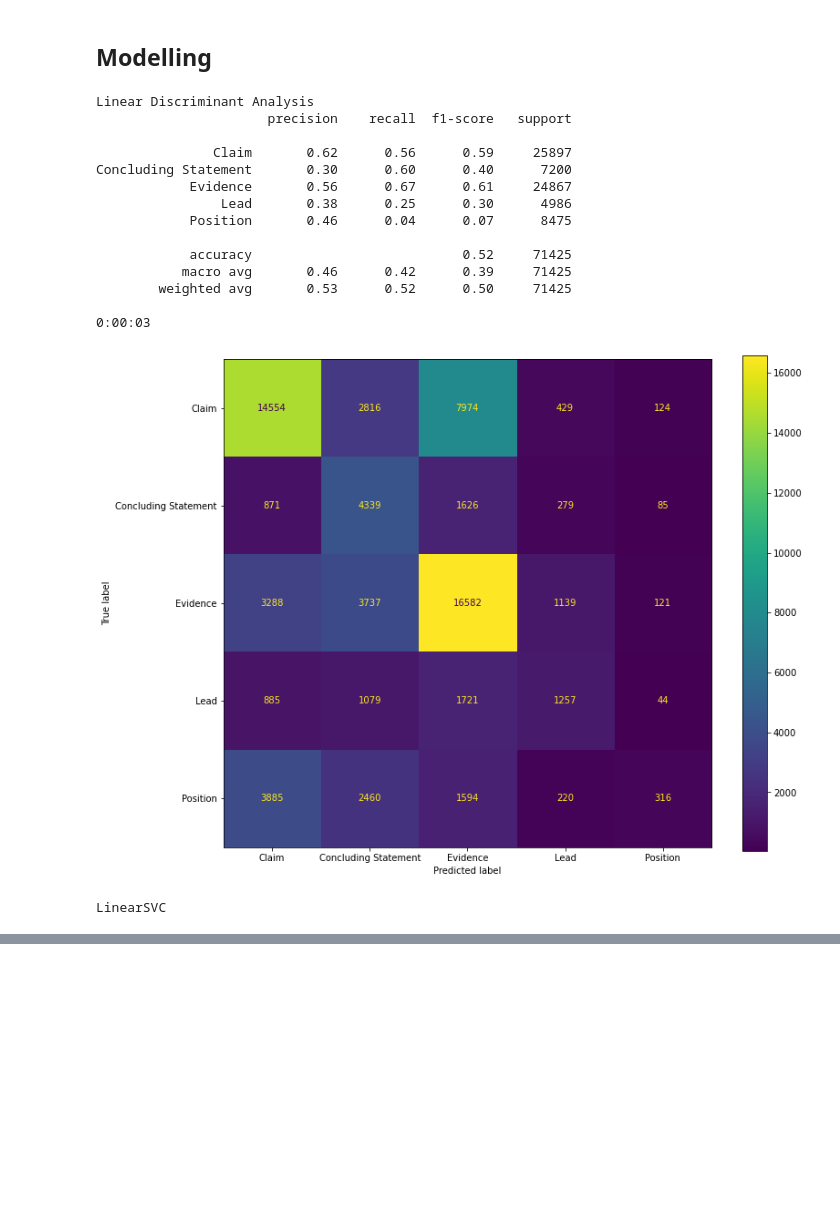
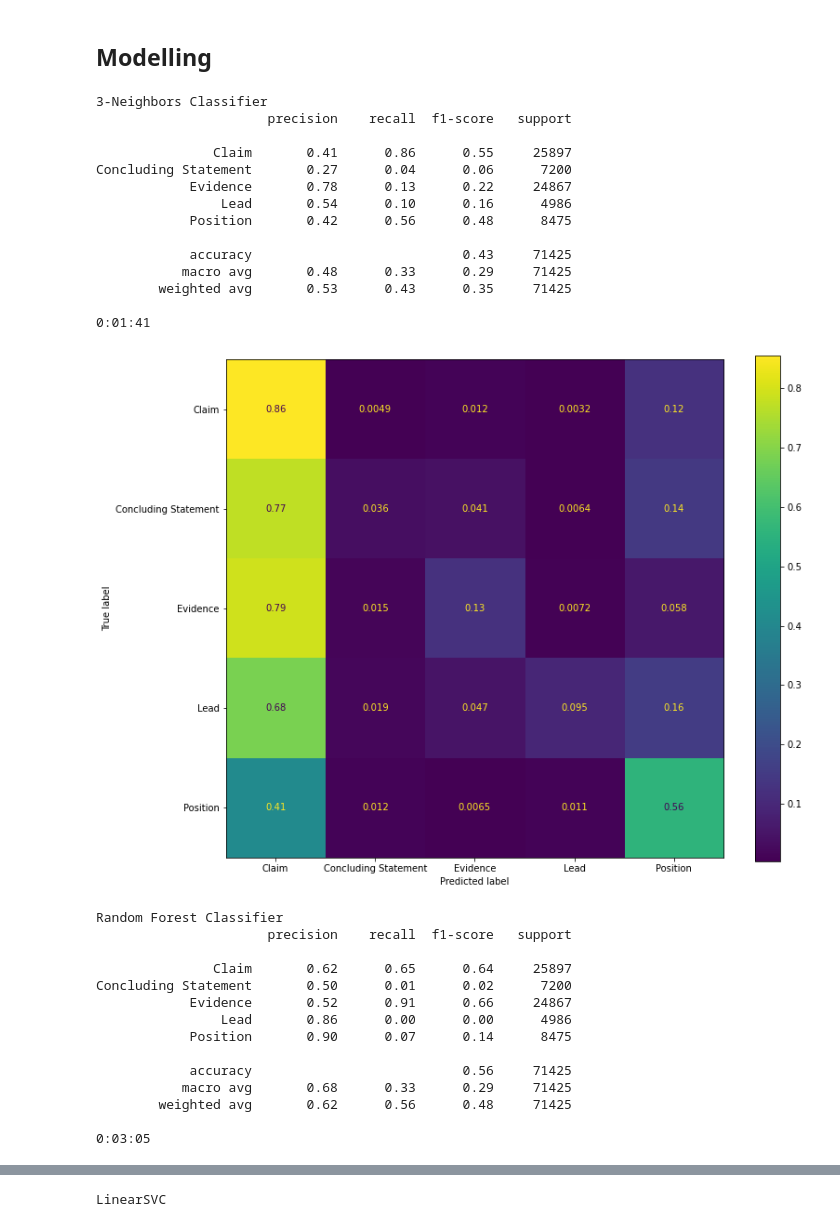
Before and after one commit to langdonholmes/persuade_doc2vec, a Jupyter notebook: doc2vec.ipynb, the cells around one changed output, grey strips where cells are left out. Saved outputs shown, nothing was run; the diff lists cells and outputs as text; code cells hidden in the pictures; blank space fills up the shorter version.

```diff
--- a/doc2vec.ipynb
+++ b/doc2vec.ipynb
@@ -378,34 +415,47 @@ y_cls_test, X_cls_test = vector_inference(model, y_test, tqdm(test_corpus))
 # %%
-dict_of_classifiers = {#"3-Neighbors Classifier":KNeighborsClassifier(n_neighbors=3),
-                       #"Random Forest Classifier": RandomForestClassifier(),
+dict_of_classifiers = {"3-Neighbors Classifier":KNeighborsClassifier(n_neighbors=3),
+                       "Random Forest Classifier": RandomForestClassifier(),
                        "Linear Discriminant Analysis": LinearDiscriminantAnalysis(),
                        "LinearSVC": LinearSVC(class_weight='balanced'),
-                       #"AdaBoost Classifier": AdaBoostClassifier(),
+                       "AdaBoost Classifier": AdaBoostClassifier(),
                         }
 
 for name, classifier in dict_of_classifiers.items():
     print(name)
     st = tm()
     classifier.fit(X_cls_train, y_cls_train)
     y_cls_pred = classifier.predict(X_cls_test)
     print(classification_report(y_cls_test, y_cls_pred))
     print(datetime.timedelta(seconds=round(tm()-st)))
-    ConfusionMatrixDisplay.from_predictions(y_cls_test, y_cls_pred)
+    ConfusionMatrixDisplay.from_predictions(y_cls_test, y_cls_pred, normalize='true')
     plt.show()
 # %% [output]
-Linear Discriminant Analysis
+3-Neighbors Classifier
                       precision    recall  f1-score   support
 
-               Claim       0.62      0.56      0.59     25897
-Concluding Statement       0.30      0.60      0.40      7200
-            Evidence       0.56      0.67      0.61     24867
-                Lead       0.38      0.25      0.30      4986
-            Position       0.46      0.04      0.07      8475
+               Claim       0.41      0.86      0.55     25897
+Concluding Statement       0.27      0.04      0.06      7200
+            Evidence       0.78      0.13      0.22     24867
+                Lead       0.54      0.10      0.16      4986
+            Position       0.42      0.56      0.48      8475
 
-            accuracy                           0.52     71425
-           macro avg       0.46      0.42      0.39     71425
-        weighted avg       0.53      0.52      0.50     71425
+            accuracy                           0.43     71425
+           macro avg       0.48      0.33      0.29     71425
+        weighted avg       0.53      0.43      0.35     71425
 
-0:00:03
+0:01:41
-[figure, old version]
+[figure, new version]
-LinearSVC
+Random Forest Classifier
+                      precision    recall  f1-score   support
+
+               Claim       0.62      0.65      0.64     25897
+Concluding Statement       0.50      0.01      0.02      7200
+            Evidence       0.52      0.91      0.66     24867
+                Lead       0.86      0.00      0.00      4986
+            Position       0.90      0.07      0.14      8475
+
+            accuracy                           0.56     71425
+           macro avg       0.68      0.33      0.29     71425
+        weighted avg       0.62      0.56      0.48     71425
+
+0:03:05
@@ -425,0 +478 @@ Concluding Statement       0.24      0.68      0.35      7200
+LinearSVC
```
Also changed, not shown: parts of 5 cells of this notebook, 1 other file.
